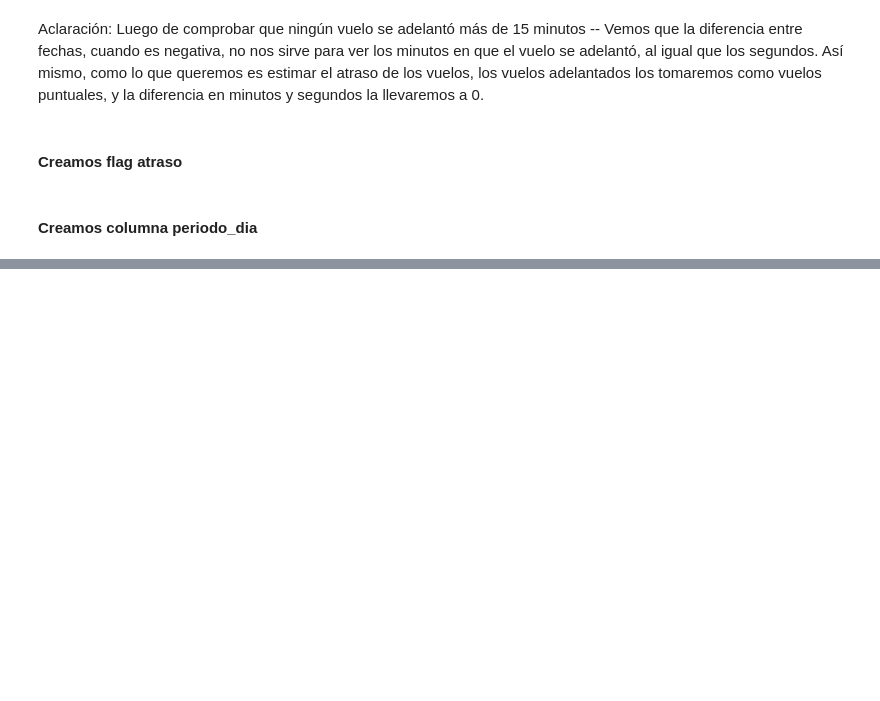
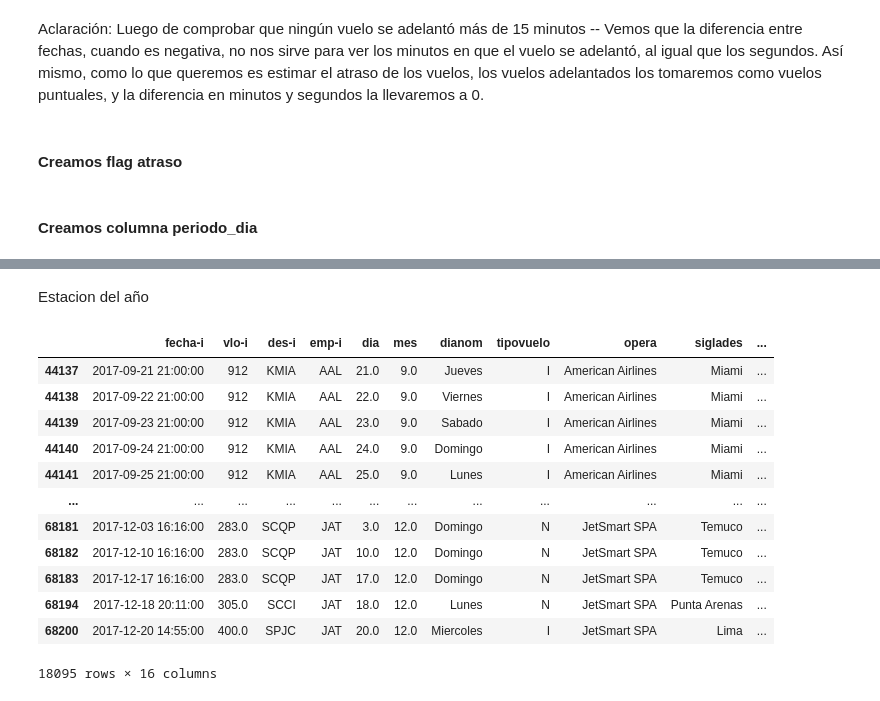
Before and after one commit to julianaplacido/challenge_ds_placido, a Jupyter notebook: 2_data_transformation.ipynb, the cells around one changed output, grey strips where cells are left out. Drawn from its saved outputs; the diff is of its cells as text; code cells hidden in the pictures; blank space fills up the shorter version.

```diff
--- a/2_data_transformation.ipynb
+++ b/2_data_transformation.ipynb
@@ -264,4 +254,7 @@ df['atraso_15']=np.where(df.dif_mins > 15,1, 0)
 # %% [markdown]
 #### Creamos columna periodo_dia
 # %%
-df['periodo_dia'] = 0
+bins = [0, 5*60, 11*60, 18*60, 24*60]
+labels = ['noche', 'mañana', 'tarde', 'noche']
+
+df['periodo_dia'] = pd.cut(pd.to_datetime(df['fecha-i'], format = "%Y/%m/%d %H:%M:%S", errors = 'coerce').dt.hour * 60 + pd.to_datetime(df['fecha-i'], format = "%Y/%m/%d %H:%M:%S", errors = 'coerce').dt.minute, bins = bins, labels = labels, ordered = False)
@@ -267,0 +263,2 @@ df['periodo_dia'] = 0
+# %%
+df.rename(columns = {'dif_mins' : 'dif_min'}, inplace = True)
@@ -267,0 +286,9 @@ df['periodo_dia'] = 0
+# %%
+#Vamos a dropear las variables que no necesitaremos en nuestro análisis:
+#Dropeamos el año ya que es todo 2017,
+#Dropeamos 'opera' ya que tenemos la info en las columnas emp-i
+#Dropeamos 'emp-o' ya que queremos saber el atraso para lo que usaremos la aerolinea programada
+#Dropeamos 'ori-o', 'des-o' - 'vlo-i', 'ori-i' ya que lo reemplazamos por siglaori y siglades -- siglaori tamb es info unica
+#Dropeamos 'fecha-o' porque ya tenemos la info que necesitamos del atraso
+#Dropeamos
+df.drop(columns = ['año', 'emp-o', 'ori-o', 'des-o', 'vlo-o', 'ori-i', 'siglaori', 'fecha-o', 'datetime_fechao', 'year_check', 'month_check', 'day_check','dif_date', 'dif_date_secs', 'dif_min'], inplace = True)
@@ -267,0 +507,43 @@ df['periodo_dia'] = 0
+# %% [markdown]
+Estacion del año
+# %%
+#Creamos la variable para ver de que estacion se trata (ya la creamos encodeada):
+'''
+Verano: desde el 21 de diciembre (solsticio) al 20 de marzo (equinoccio). 1
+Otoño: desde el 20 de marzo (equinoccio) al 21 de junio (solsticio). 2
+Invierno: desde el 21 de junio (solsticio) al 21 de septiembre (equinoccio). 3
+Primavera: desde el 21 de septiembre (equinoccio) al 21 de diciembre (solsticio). 4
+'''
+def obtener_estacion(fecha):
+    # Verano
+    if (fecha.month == 12 and fecha.day >= 21) or (fecha.month == 1 or fecha.month == 2) or (fecha.month == 3 and fecha.day <= 20):
+        return 1
+    # Otoño
+    elif (fecha.month == 3 and fecha.day >= 21) or (fecha.month == 4 or fecha.month == 5) or (fecha.month == 6 and fecha.day <= 20):
+        return 2
+    # Invierno
+    elif (fecha.month == 6 and fecha.day >= 21) or (fecha.month == 7 or fecha.month == 8) or (fecha.month == 9 and fecha.day <= 20):
+        return 3
+    # Primavera
+    else:
+        return 4
+
+# Aplicamos la función a la columna 'fecha' y guardamos el resultado en una nueva columna 'estacion'
+df['estacion'] = df['datetime_fechai'].apply(obtener_estacion)
+# %%
+mascara_check = df['estacion'] == 4
+df[mascara_check]
+# %% [output]
+|  | fecha-i | vlo-i | des-i | emp-i | dia | mes | dianom | tipovuelo | opera | siglades | ... |
+| 44137 | 2017-09-21 21:00:00 | 912 | KMIA | AAL | 21.0 | 9.0 | Jueves | I | American Airlines | Miami | ... |
+| 44138 | 2017-09-22 21:00:00 | 912 | KMIA | AAL | 22.0 | 9.0 | Viernes | I | American Airlines | Miami | ... |
+| 44139 | 2017-09-23 21:00:00 | 912 | KMIA | AAL | 23.0 | 9.0 | Sabado | I | American Airlines | Miami | ... |
+| 44140 | 2017-09-24 21:00:00 | 912 | KMIA | AAL | 24.0 | 9.0 | Domingo | I | American Airlines | Miami | ... |
+| 44141 | 2017-09-25 21:00:00 | 912 | KMIA | AAL | 25.0 | 9.0 | Lunes | I | American Airlines | Miami | ... |
+| ... | ... | ... | ... | ... | ... | ... | ... | ... | ... | ... | ... |
+| 68181 | 2017-12-03 16:16:00 | 283.0 | SCQP | JAT | 3.0 | 12.0 | Domingo | N | JetSmart SPA | Temuco | ... |
+| 68182 | 2017-12-10 16:16:00 | 283.0 | SCQP | JAT | 10.0 | 12.0 | Domingo | N | JetSmart SPA | Temuco | ... |
+| 68183 | 2017-12-17 16:16:00 | 283.0 | SCQP | JAT | 17.0 | 12.0 | Domingo | N | JetSmart SPA | Temuco | ... |
+| 68194 | 2017-12-18 20:11:00 | 305.0 | SCCI | JAT | 18.0 | 12.0 | Lunes | N | JetSmart SPA | Punta Arenas | ... |
+| 68200 | 2017-12-20 14:55:00 | 400.0 | SPJC | JAT | 20.0 | 12.0 | Miercoles | I | JetSmart SPA | Lima | ... |
+18095 rows × 16 columns
```
Also changed, not shown: parts of 65 cells of this notebook.
